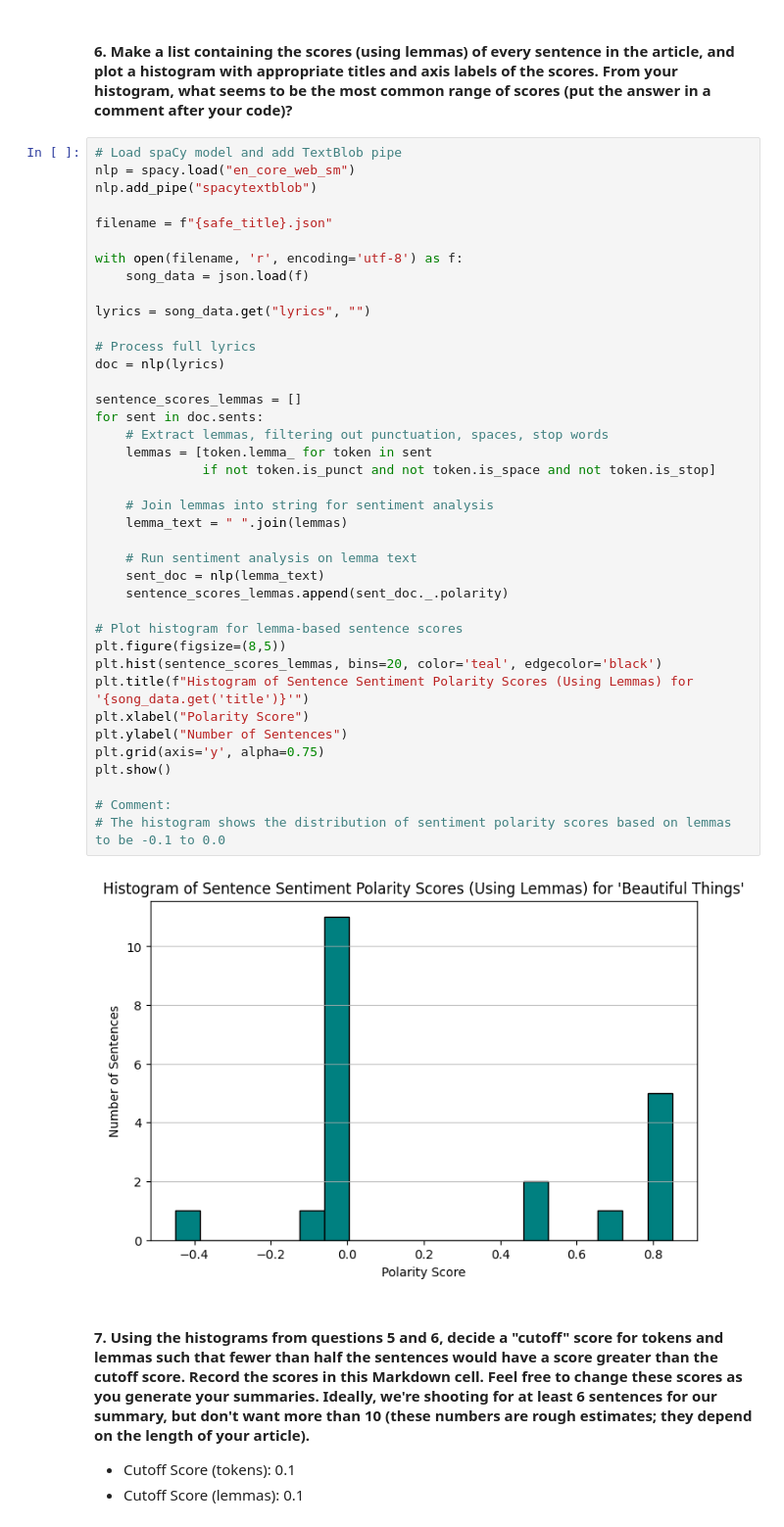
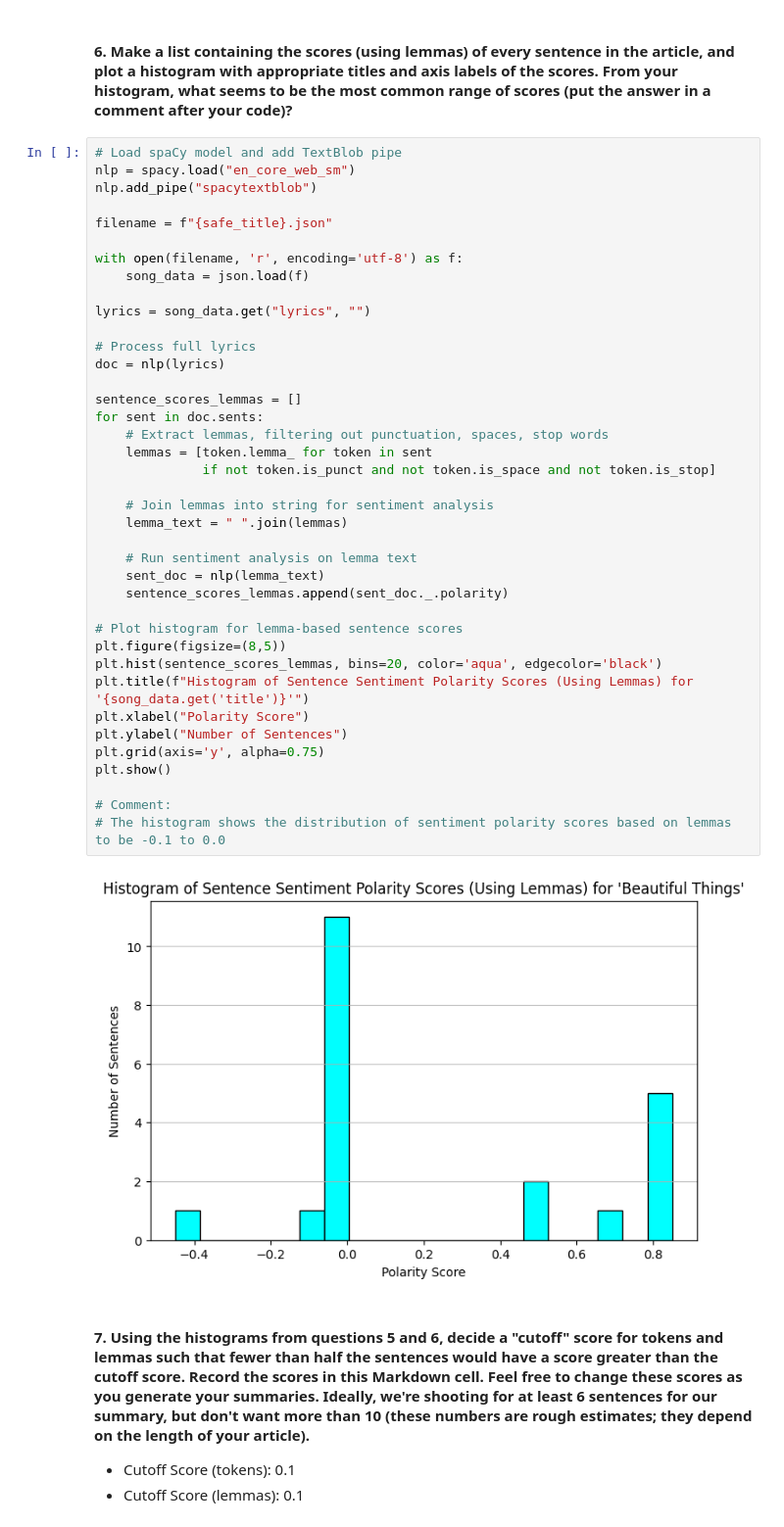
Before and after one commit to kjleopold/article-summarizer, a Jupyter notebook: spotify-api-lyric-analysis.ipynb, the cells around one changed output. Shown at 98% size. Saved outputs shown, nothing was run; the diff lists cells and outputs as text.

```diff
--- a/spotify-api-lyric-analysis.ipynb
+++ b/spotify-api-lyric-analysis.ipynb
@@ -320,35 +320,35 @@ with open(filename, 'r', encoding='utf-8') as f:
 
 lyrics = song_data.get("lyrics", "")
 
 # Process full lyrics
 doc = nlp(lyrics)
 
 sentence_scores_lemmas = []
 for sent in doc.sents:
     # Extract lemmas, filtering out punctuation, spaces, stop words
     lemmas = [token.lemma_ for token in sent
               if not token.is_punct and not token.is_space and not token.is_stop]
 
     # Join lemmas into string for sentiment analysis
     lemma_text = " ".join(lemmas)
 
     # Run sentiment analysis on lemma text
     sent_doc = nlp(lemma_text)
     sentence_scores_lemmas.append(sent_doc._.polarity)
 
 # Plot histogram for lemma-based sentence scores
 plt.figure(figsize=(8,5))
-plt.hist(sentence_scores_lemmas, bins=20, color='teal', edgecolor='black')
+plt.hist(sentence_scores_lemmas, bins=20, color='aqua', edgecolor='black')
 plt.title(f"Histogram of Sentence Sentiment Polarity Scores (Using Lemmas) for '{song_data.get('title')}'")
 plt.xlabel("Polarity Score")
 plt.ylabel("Number of Sentences")
 plt.grid(axis='y', alpha=0.75)
 plt.show()
 
 # Comment:
 # The histogram shows the distribution of sentiment polarity scores based on lemmas to be -0.1 to 0.0
 # %% [output]
-[figure, old version]
+[figure, new version]
 # %% [markdown]
 #### 7. Using the histograms from questions 5 and 6, decide a "cutoff" score for tokens and lemmas such that fewer than half the sentences would have a score greater than the cutoff score.  Record the scores in this Markdown cell. Feel free to change these scores as you generate your summaries.  Ideally, we're shooting for at least 6 sentences for our summary, but don't want more than 10 (these numbers are rough estimates; they depend on the length of your article).
 
```
Also changed, not shown: parts of 2 cells of this notebook, 2 other files.
